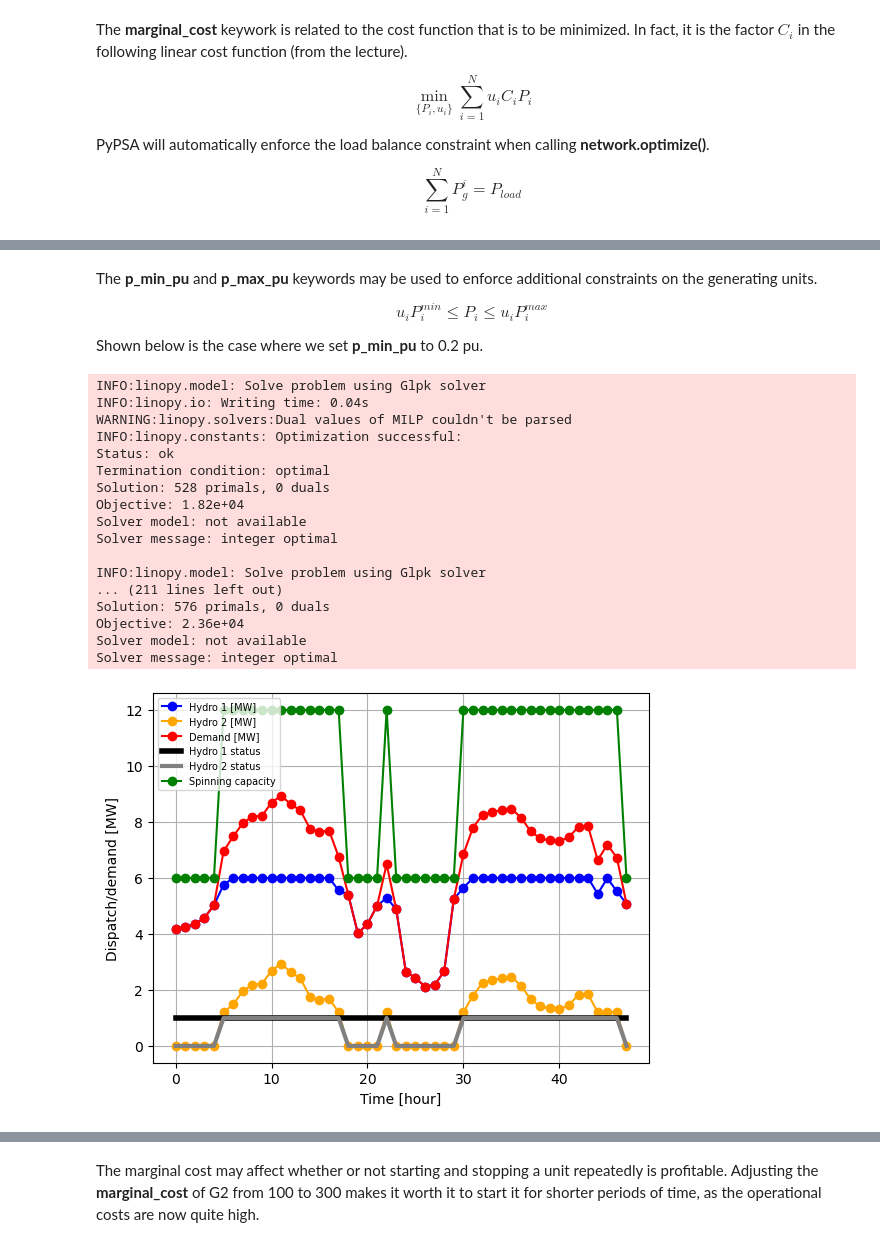
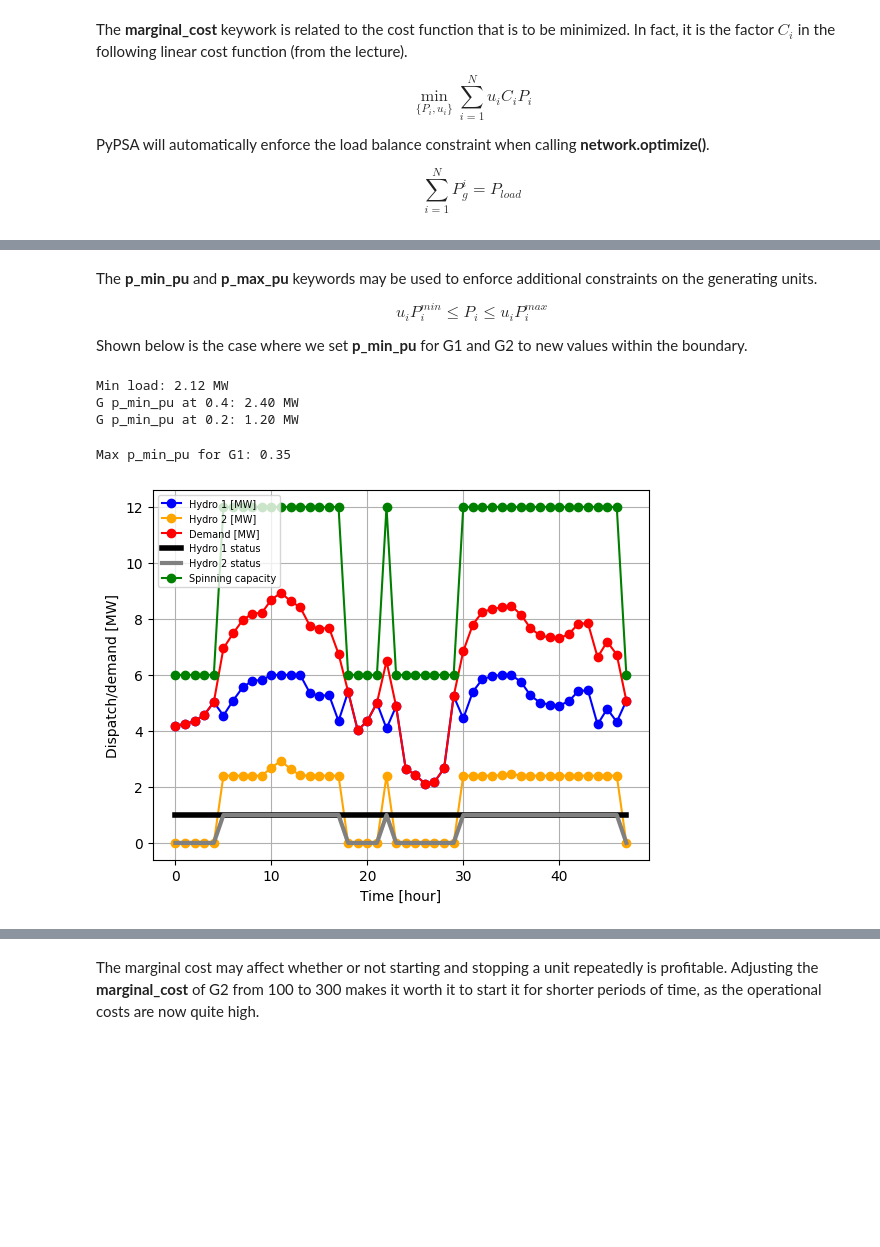
Before and after one commit to sambeets/EPE2316-Power-System-Planning, a Jupyter notebook: DigiLab/4 - Unit Commitment/Digital Lab 4 - Unit Commitment.ipynb, the cells around one changed output, grey strips where cells are left out. Saved outputs shown, nothing was run; the diff lists cells and outputs as text; code cells hidden in the pictures; blank space fills up the shorter version.

Commit message:
Update the DigiLab 4 as the PyPSA library has been updated to a newer version

```diff
--- a/DigiLab/4 - Unit Commitment/Digital Lab 4 - Unit Commitment.ipynb
+++ b/DigiLab/4 - Unit Commitment/Digital Lab 4 - Unit Commitment.ipynb
@@ -89,9 +93,10 @@ plt.show()
 # %%
 # Define a function that creates our network (useful because we are doing this many times over)
+# Line - Component types in PyPSA are documented here: https://docs.pypsa.org/stable/user-guide/components/lines/
 def create_network_wo_solar(G1_data, G2_data):
-    V_base = 22
+    V_base = 22 #kV, nominal voltage for the buses
     network = pypsa.Network(snapshots=range(len(load_data["P load [MW]"].values))) # Tells PyPSA how many datapoints should be considered
-    network.add("Bus", "Bus 1", v_nom=V_base)
+    network.add("Bus", "Bus 1", v_nom=V_base) #v_nom is 1 by default
     network.add("Bus", "Bus 2", v_nom=V_base)
     network.add("Bus", "Bus 3", v_nom=V_base)
     network.add("Line", "Line 12", bus0="Bus 1", bus1="Bus 2", r=3.0 , x=8.0, s_nom=20)
@@ -109,6 +114,7 @@ def create_network_wo_solar(G1_data, G2_data):
                 ramp_limit_up=G2_data["ramp_limit_up"], ramp_limit_down=G2_data["ramp_limit_down"])
 
     network.add("Load", "Load 1", bus="Bus 2", p_set=load_data["P load [MW]"].values)
+    network.sanitize()   # add this line: suppresses carrier warnings
     return network
 
 # Creating a general plotter function, as this will be useful throughout the notebook
@@ -164,7 +170,7 @@ G1_data = {"p_nom": 6,
            "ramp_limit_down": 1.0}
 
 G2_data = {"p_nom": 6,
-           "p_min_pu": 0.0,
+           "p_min_pu": 0.1, # being ON -> G2 to produce at least 0.6 MW due to the minimum power output constraint and the new version of PyPSA
            "marginal_cost": 100,
            "start_up_cost": 0.0,
            "shut_down_cost": 0.0,
@@ -191,28 +223,33 @@ The **p_min_pu** and **p_max_pu** keywords may be used to enforce additional con
 
 $$ u_i P_i^{min} \le P_i \le u_i P_i^{max} $$
 
-Shown below is the case where we set **p_min_pu** to 0.2 pu.
+
+Shown below is the case where we set **p_min_pu** for G1 and G2 to new values within the boundary.
+# %%
+# To check the minimum load and the minimum power output of generators
+import pandas as pd
+load_data = pd.read_csv("load_data.csv")
+print(f"Min load: {load_data['P load [MW]'].min():.2f} MW")
+print(f"G p_min_pu at 0.4: {0.4 * 6:.2f} MW")
+print(f"G p_min_pu at 0.2: {0.2 * 6:.2f} MW")
+# %% [output]
+Min load: 2.12 MW
+G p_min_pu at 0.4: 2.40 MW
+G p_min_pu at 0.2: 1.20 MW
+# %%
+min_load = load_data['P load [MW]'].min()
+
+# G1 stays ON alone at low load due to its cheaper cost → must satisfy min_load ≥ p_min_pu × p_nom
+max_p_min_pu_G1 = min_load / 6
+print(f"Max p_min_pu for G1: {max_p_min_pu_G1:.2f}")
+# G2 turns OFF at low load → no binding constraint from the load
+max_p_min_pu_G2 = 1.0   # can be set to anything ≤ 1.0
+# %% [output]
+Max p_min_pu for G1: 0.35
 # %%
 G1_data["p_min_pu"] = 0.2
-G2_data["p_min_pu"] = 0.2
+G2_data["p_min_pu"] = 0.4
 calc_and_show_UC_wo_solar(G1_data, G2_data)
 # %% [output]
-INFO:linopy.model: Solve problem using Glpk solver
-INFO:linopy.io: Writing time: 0.04s
-WARNING:linopy.solvers:Dual values of MILP couldn't be parsed
-INFO:linopy.constants: Optimization successful:
-Status: ok
-Termination condition: optimal
-Solution: 528 primals, 0 duals
-Objective: 1.82e+04
-Solver model: not available
-Solver message: integer optimal
-
-INFO:linopy.model: Solve problem using Glpk solver
-... (211 lines left out)
-Solution: 576 primals, 0 duals
-Objective: 2.36e+04
-Solver model: not available
-Solver message: integer optimal
-[figure, old version]
+[figure, new version]
 # %% [markdown]
```
Also changed, not shown: parts of 9 cells of this notebook.
